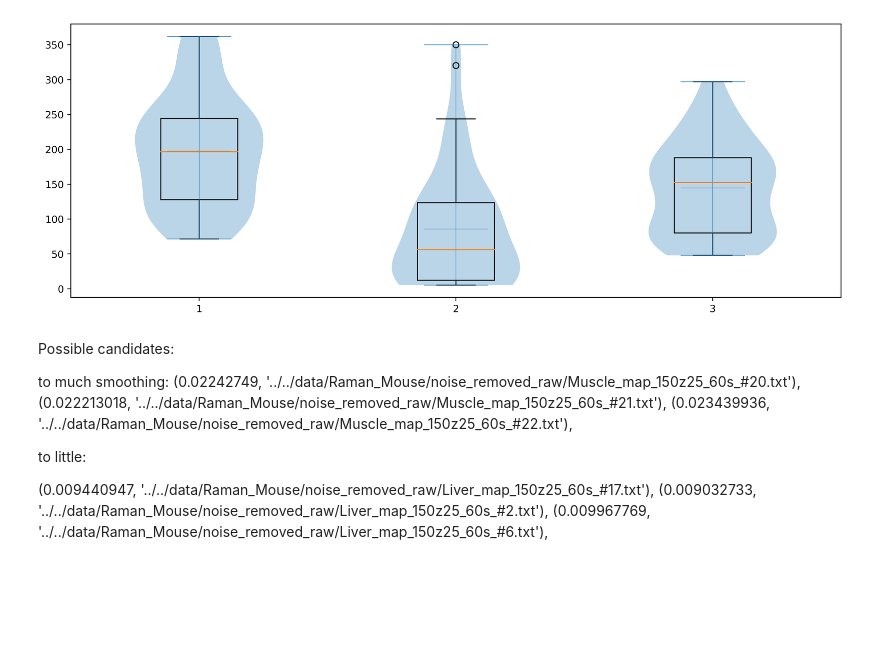
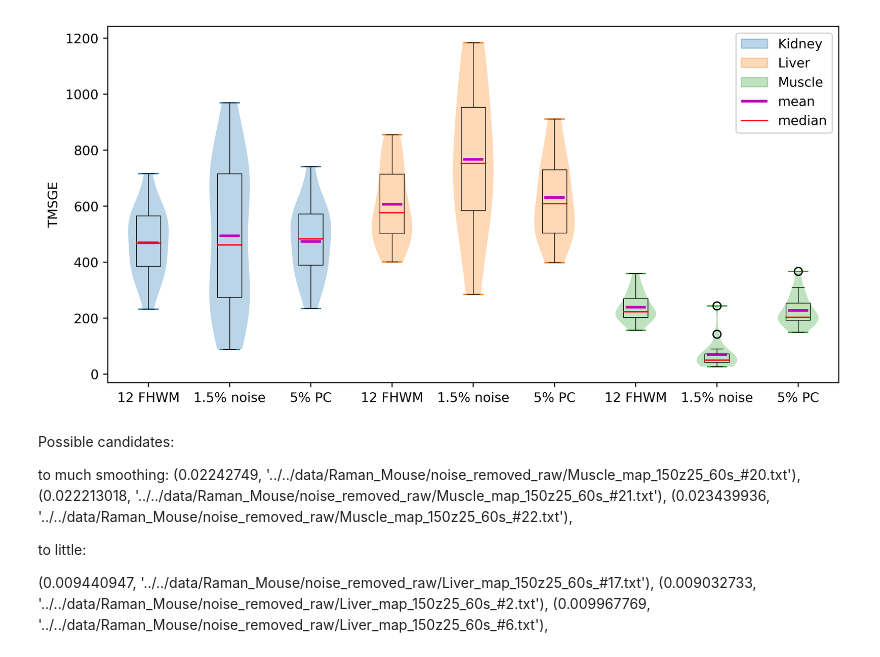
Before and after one commit to jjgsherwood/Raman-and-Photoluminescence-Signal-Separation-in-Raman-Hyperspectral-Imagery, a Jupyter notebook: experiments/Noise_removal_test.ipynb, the cells around one changed output. Drawn from its saved outputs; the diff is of its cells as text; code cells hidden in the pictures; blank space fills up the shorter version.

```diff
--- a/experiments/Noise_removal_test.ipynb
+++ b/experiments/Noise_removal_test.ipynb
@@ -91,15 +101,15 @@ img, wavenumbers = data[0][0], data[1][0]
 # %%
-
 lst = []
 for i in range(51):
     raw_error = error.MSGE(data[0][i])
-    lst.append((error.MSE(data[0][i], data2[0][i]), error.MSE(data[0][i], data3[0][i]), error.MSE(data[0][i], data4[0][i])))
-#     best = (0,0,0)
-#     for x in range(150):
-#         for y in range(25):
-# #             lst.append((error.TMSGE(data[0][i][x,y], data2[0][i][x,y]), error.TMSGE(data[0][i][x,y], data3[0][i][x,y]), error.TMSGE(data[0][i][x,y], data4[0][i][x,y])))
-#             if (new:=error.MSE(data[0][i][x,y], data4[0][i][x,y])-error.MSE(data[0][i][x,y], data2[0][i][x,y])) < best[2]:
-#                 best = (x,y,new)
-    print(f"{raw_error:2f}\t{error.MSE(data[0][i], data2[0][i]):2f}\t{error.MSE(data[0][i], data3[0][i]):2f}\t{error.MSE(data[0][i], data4[0][i]):2f}\t{error.MSE(data[0][i], data2[0][i])-error.MSE(data[0][i], data4[0][i]):2f}\t{best}\t{filenames[i][-7:-4]}")
-#     lst.append(MAPE(data[0][i], data2[0][i])MSE
+    lst.append((error.TMSGE(data[0][i], data2[0][i]), error.TMSGE(data[0][i], data3[0][i]), error.TMSGE(data[0][i], data4[0][i])))
+    best = (0,0,0)
+    for x in range(150):
+        for y in range(25):
+#             if "#17" in filenames[i]:
+#                 print(error.TMSGE(data[0][i][x,y], data4[0][i][x,y])-error.TMSGE(data[0][i][x,y], data2[0][i][x,y]))
+#             lst.append((error.TMSGE(data[0][i][x,y], data2[0][i][x,y]), error.TMSGE(data[0][i][x,y], data3[0][i][x,y]), error.TMSGE(data[0][i][x,y], data4[0][i][x,y])))
+            if (new:=error.TMSGE(data[0][i][x,y], data2[0][i][x,y])-error.TMSGE(data[0][i][x,y], data3[0][i][x,y])) < best[2]:
+                best = (x,y,new)
+    print(f"{raw_error:2f}\t{error.TMSGE(data[0][i], data2[0][i]):2f}\t{error.TMSGE(data[0][i], data3[0][i]):2f}\t{error.TMSGE(data[0][i], data4[0][i]):2f}\t{error.TMSGE(data[0][i], data2[0][i])-error.TMSGE(data[0][i], data3[0][i]):2f}\t{best}\t{filenames[i][-7:-4]}")
 # %% [output]
@@ -123,8 +144,53 @@ for i in range(51):
 # %%
-lst = np.array(lst)
-print(np.mean(lst, 0), np.std(lst, 0))
-plt.boxplot(lst)
-plt.violinplot(lst, showmeans=True)
-# plt.yscale("log")
+import matplotlib.patches as mpatches
+plt.rcParams['figure.figsize'] = (10.0, 5.0)
+plt.rcParams['figure.dpi'] = 500
+plt.rcParams['lines.linewidth'] = 1
+
+print(np.mean(lst[:17], 0), np.std(lst[:17], 0))
+print(np.mean(lst[17:34], 0), np.std(lst[17:34], 0))
+print(np.mean(lst[34:], 0), np.std(lst[34:], 0))
+
+
+print("\t".join(map(str, np.mean(lst[:17], 0).astype(int))))
+print("\t".join(map(str, np.mean(lst[17:34], 0).astype(int))))
+print("\t".join(map(str, np.mean(lst[34:], 0).astype(int))))
+print("\t".join(map(str, np.std(lst[:17], 0).astype(int))))
+print("\t".join(map(str, np.std(lst[17:34], 0).astype(int))))
+print("\t".join(map(str, np.std(lst[34:], 0).astype(int))))
+
+labels = []
+def add_label(violin, label):
+    color = violin["bodies"][0].get_facecolor().flatten()
+    labels.append((mpatches.Patch(color=color), label))
+    violin['cmeans'].set_edgecolor('m')
+    violin['cmeans'].set_linewidth(2)
+    violin["cbars"].set_alpha(0)
+    return violin
+
+def change_box(box):
+    for pc in box["medians"]:
+        pc.set_color("r")
+        pc.set_alpha(1)
+
+    for line in ["whiskers", "boxes", "caps"]:
+        for pc in box[line]:
+            pc.set_linewidth(0.5)
+    return box
+
+add_label(plt.violinplot(lst[:17], positions=[0,1,2],  showmeans=True), "Kidney")
+add_label(plt.violinplot(lst[17:34], positions=[3,4,5], showmeans=True), "Liver")
+violin = add_label(plt.violinplot(lst[34:], positions=[6,7,8], showmeans=True), "Muscle")
+
+change_box(plt.boxplot(lst[:17], positions=[0,1,2]))
+change_box(plt.boxplot(lst[17:34], positions=[3,4,5]))
+box = change_box(plt.boxplot(lst[34:], positions=[6,7,8]))
+
+labels.append((violin["cmeans"], "mean"))
+labels.append((box["medians"][0], "median"))
+
+plt.legend(*zip(*labels))
+plt.xticks(ticks=range(9), labels=["12 FHWM","1.5% noise","5% PC"]*3)
+plt.ylabel("TMSGE")
 plt.show()
 # %% [output]
@@ -132,4 +206,4 @@ plt.show()
-[figure, old version]
+[figure, new version]
 # %% [markdown]
 Possible candidates:
 
```
Also changed, not shown: parts of 13 cells of this notebook, 4 other files.
